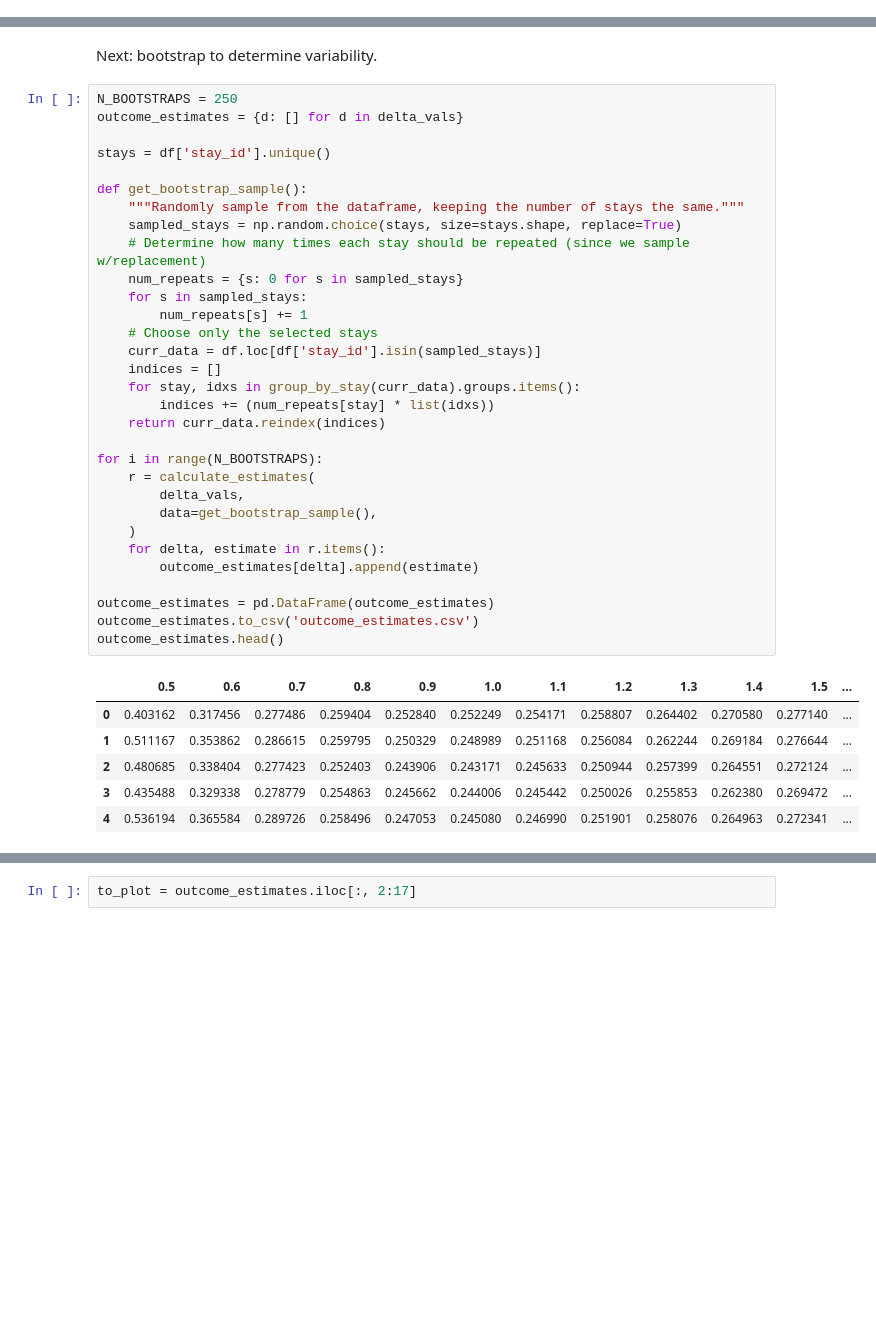
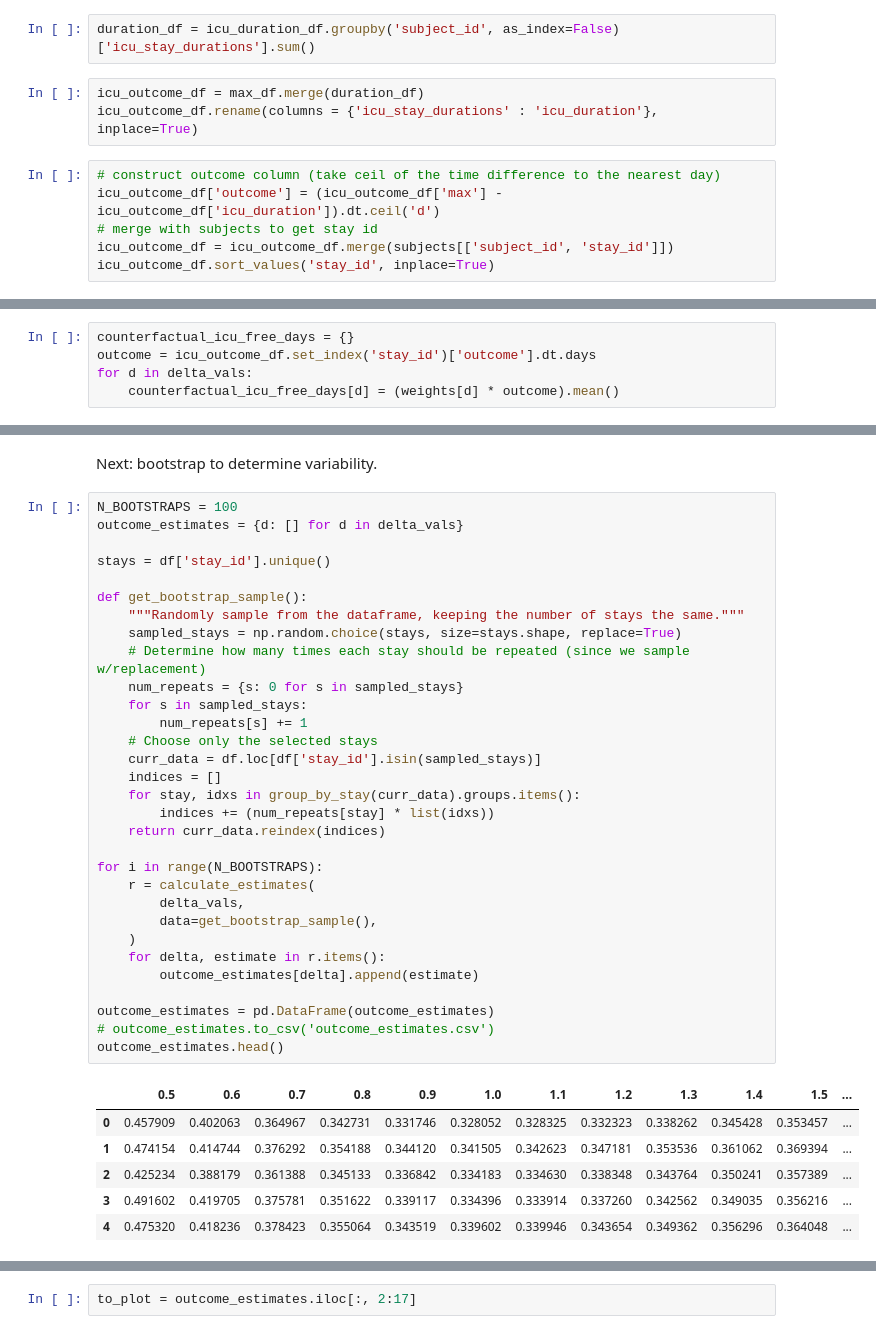
Before and after one commit to amanchoudhri/liberation-timing-paper, a Jupyter notebook: main.ipynb, the cells around one changed output, grey strips where cells are left out. Drawn from its saved outputs; the diff is of its cells as text; blank space fills up the shorter version.

```diff
--- a/main.ipynb
+++ b/main.ipynb
@@ -352,0 +500,11 @@ baseline_hour_df = cohort.loc[
+# %%
+duration_df = icu_duration_df.groupby('subject_id', as_index=False)['icu_stay_durations'].sum()
+# %%
+icu_outcome_df = max_df.merge(duration_df)
+icu_outcome_df.rename(columns = {'icu_stay_durations' : 'icu_duration'}, inplace=True)
+# %%
+# construct outcome column (take ceil of the time difference to the nearest day)
+icu_outcome_df['outcome'] = (icu_outcome_df['max'] - icu_outcome_df['icu_duration']).dt.ceil('d')
+# merge with subjects to get stay id
+icu_outcome_df = icu_outcome_df.merge(subjects[['subject_id', 'stay_id']])
+icu_outcome_df.sort_values('stay_id', inplace=True)
@@ -352,0 +513,5 @@ baseline_hour_df = cohort.loc[
+# %%
+counterfactual_icu_free_days = {}
+outcome = icu_outcome_df.set_index('stay_id')['outcome'].dt.days
+for d in delta_vals:
+    counterfactual_icu_free_days[d] = (weights[d] * outcome).mean()
@@ -353,43 +531,43 @@ baseline_hour_df = cohort.loc[
 # %% [markdown]
 Next: bootstrap to determine variability.
 # %%
-N_BOOTSTRAPS = 250
+N_BOOTSTRAPS = 100
 outcome_estimates = {d: [] for d in delta_vals}
 
 stays = df['stay_id'].unique()
 
 def get_bootstrap_sample():
     """Randomly sample from the dataframe, keeping the number of stays the same."""
     sampled_stays = np.random.choice(stays, size=stays.shape, replace=True)
     # Determine how many times each stay should be repeated (since we sample w/replacement)
     num_repeats = {s: 0 for s in sampled_stays}
     for s in sampled_stays:
         num_repeats[s] += 1
     # Choose only the selected stays
     curr_data = df.loc[df['stay_id'].isin(sampled_stays)]
     indices = []
     for stay, idxs in group_by_stay(curr_data).groups.items():
         indices += (num_repeats[stay] * list(idxs))
     return curr_data.reindex(indices)
 
 for i in range(N_BOOTSTRAPS):
     r = calculate_estimates(
         delta_vals,
         data=get_bootstrap_sample(),
     )
     for delta, estimate in r.items():
         outcome_estimates[delta].append(estimate)
 
 outcome_estimates = pd.DataFrame(outcome_estimates)
-outcome_estimates.to_csv('outcome_estimates.csv')
+# outcome_estimates.to_csv('outcome_estimates.csv')
 outcome_estimates.head()
 # %% [output]
 |  | 0.5 | 0.6 | 0.7 | 0.8 | 0.9 | 1.0 | 1.1 | 1.2 | 1.3 | 1.4 | 1.5 | ... |
-| 0 | 0.403162 | 0.317456 | 0.277486 | 0.259404 | 0.252840 | 0.252249 | 0.254171 | 0.258807 | 0.264402 | 0.270580 | 0.277140 | ... |
-| 1 | 0.511167 | 0.353862 | 0.286615 | 0.259795 | 0.250329 | 0.248989 | 0.251168 | 0.256084 | 0.262244 | 0.269184 | 0.276644 | ... |
-| 2 | 0.480685 | 0.338404 | 0.277423 | 0.252403 | 0.243906 | 0.243171 | 0.245633 | 0.250944 | 0.257399 | 0.264551 | 0.272124 | ... |
-| 3 | 0.435488 | 0.329338 | 0.278779 | 0.254863 | 0.245662 | 0.244006 | 0.245442 | 0.250026 | 0.255853 | 0.262380 | 0.269472 | ... |
-| 4 | 0.536194 | 0.365584 | 0.289726 | 0.258496 | 0.247053 | 0.245080 | 0.246990 | 0.251901 | 0.258076 | 0.264963 | 0.272341 | ... |
+| 0 | 0.457909 | 0.402063 | 0.364967 | 0.342731 | 0.331746 | 0.328052 | 0.328325 | 0.332323 | 0.338262 | 0.345428 | 0.353457 | ... |
+| 1 | 0.474154 | 0.414744 | 0.376292 | 0.354188 | 0.344120 | 0.341505 | 0.342623 | 0.347181 | 0.353536 | 0.361062 | 0.369394 | ... |
+| 2 | 0.425234 | 0.388179 | 0.361388 | 0.345133 | 0.336842 | 0.334183 | 0.334630 | 0.338348 | 0.343764 | 0.350241 | 0.357389 | ... |
+| 3 | 0.491602 | 0.419705 | 0.375781 | 0.351622 | 0.339117 | 0.334396 | 0.333914 | 0.337260 | 0.342562 | 0.349035 | 0.356216 | ... |
+| 4 | 0.475320 | 0.418236 | 0.378423 | 0.355064 | 0.343519 | 0.339602 | 0.339946 | 0.343654 | 0.349362 | 0.356296 | 0.364048 | ... |
 # %%
 outcome_estimates.mean()
 # %% [output]
```
Also changed, not shown: parts of 54 cells of this notebook.
